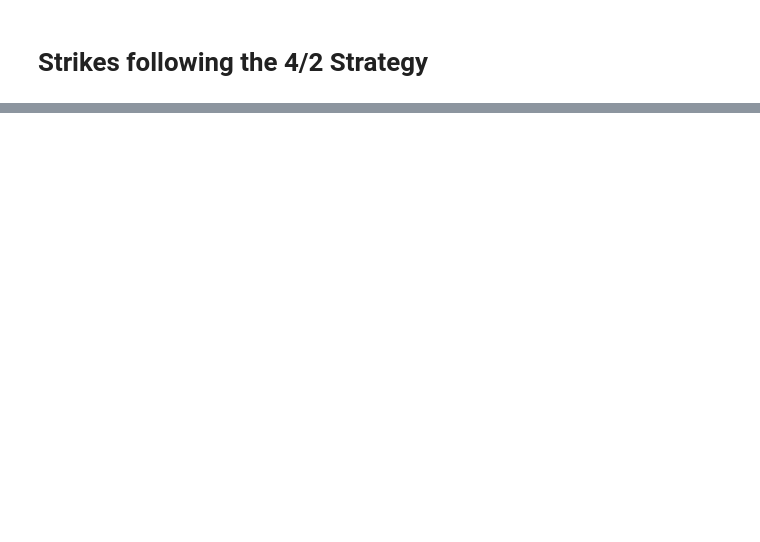
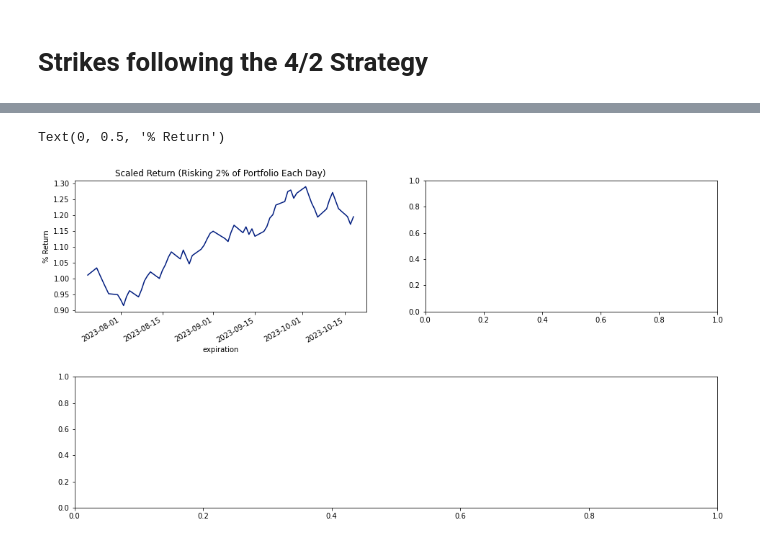
Before and after one commit to jcurtiswebb/SPXoptions-put-backtesting, a Jupyter notebook: spx-option-spread-backtester.ipynb, the cells around one changed output, grey strips where cells are left out. Saved outputs shown, nothing was run; the diff lists cells and outputs as text; code cells hidden in the pictures; blank space fills up the shorter version.

```diff
--- a/spx-option-spread-backtester.ipynb
+++ b/spx-option-spread-backtester.ipynb
@@ -290,0 +426,21 @@ dos.populateTrades(df_filt,df_trades,ent_pol.get_contract_strike)
+# %%
+day_change = 4
+df_closing_prices = pd.DataFrame(df[df['quote_time']=='16:00:00'].groupby('quote_date')['price'].mean())
+df_closing_prices['x_day_average'] =  df_closing_prices['price'].pct_change(day_change)
+df_closing_prices['tomorrow_change'] = df_closing_prices['price'].shift(-1) - df_closing_prices['price']
+df_closing_prices.dropna(inplace=True)
+df_cp = df_closing_prices
+
+
+# test the new stuff
+purchase_time = '15:45:00'
+# dos = DeltaAndOffsetOptionSelector(short_puts=0.13, short_calls=0.13, long_put_offsets=3, long_call_offsets=3)
+bear_dos = DeltaAndOffsetOptionSelector(short_calls=0.54,  long_call_offsets=1, short_puts=0.03,  long_put_offsets=1 )
+bull_dos = DeltaAndOffsetOptionSelector(short_puts=0.54,  long_put_offsets=1, short_calls=0.015,  long_call_offsets=1 )
+# dos = YieldOptionSelector(short_puts=0.0006, short_calls=0.0003, ipv=initial_portfolio_value)
+ent_pol=DualOptionSelectorStaticEntryPolicy(1, purchase_time, bear_dos, bull_dos, df_cp)
+ex_pol = HoldToExpStaticExitPolicy()
+strat = StaticEntryStaticExitStrategy(configs_strat['comm'], df_irx, initial_portfolio_value, ent_pol, ex_pol, debug=True)
+strat.fix_implausible_trades = True
+strat.fix_threshold = 20
+strat.evaluate(df)
@@ -290,0 +484,23 @@ dos.populateTrades(df_filt,df_trades,ent_pol.get_contract_strike)
+# %%
+df_trade_plot = strat.df_trades.copy()
+
+
+fig = plt.figure(figsize=(16,9))
+
+gs = fig.add_gridspec(2,2)
+ax1 = fig.add_subplot(gs[0, 0])
+ax2 = fig.add_subplot(gs[0, 1])
+ax3 = fig.add_subplot(gs[1, :])
+
+fig.subplots_adjust(top=0.9)
+plt.subplots_adjust(hspace=0.5)
+
+
+df_trade_plot.set_index('expiration', inplace=True)
+df_trade_plot = df_trade_plot['scaled_return_on_max_risk'].cumprod()
+df_trade_plot.plot(ax=ax1, )
+ax1.set_title("Scaled Return (Risking 2% of Portfolio Each Day)")
+ax1.set_ylabel('% Return')
+# %% [output]
+Text(0, 0.5, '% Return')
+[figure, added]
```
Also changed, not shown: parts of 11 cells of this notebook.
